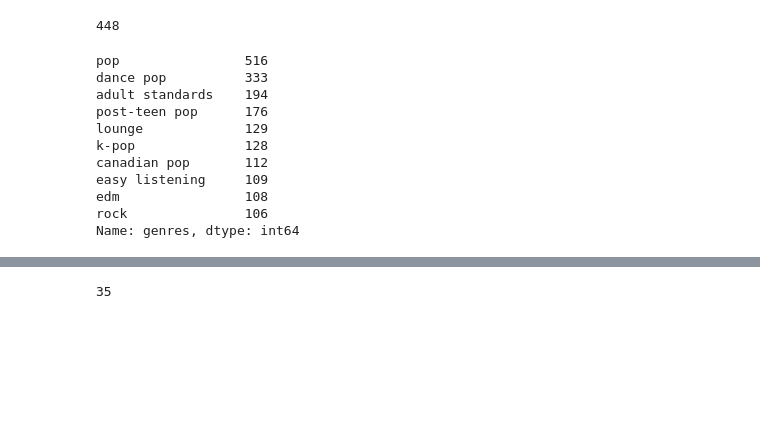
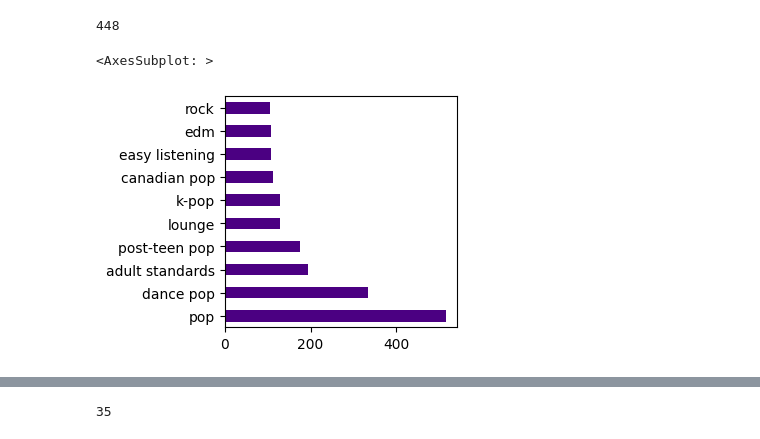
Before and after one commit to quytrungg/Final_Project_CSC14119, a Jupyter notebook: songs_data_exploration.ipynb, the cells around one changed output, grey strips where cells are left out. Cells and saved outputs as stored; diff of their text form; code cells hidden in the pictures; blank space fills up the shorter version.

```diff
--- a/songs_data_exploration.ipynb
+++ b/songs_data_exploration.ipynb
@@ -57,17 +60,8 @@ raw_data['genres'].isnull().sum()
 # %% [output]
 448
 # %%
-raw_data['genres'].str.split(',').explode().value_counts().nlargest(n=10)
+raw_data['genres'].str.split(',').explode().value_counts().nlargest(n=10).plot.barh(figsize=(3,3), color='indigo')
 # %% [output]
-pop                516
-dance pop          333
-adult standards    194
-post-teen pop      176
-lounge             129
-k-pop              128
-canadian pop       112
-easy listening     109
-edm                108
-rock               106
-Name: genres, dtype: int64
+<AxesSubplot: >
+[figure, added]
 # %%
```
Also changed, not shown: parts of 11 cells of this notebook, 1 other file.
